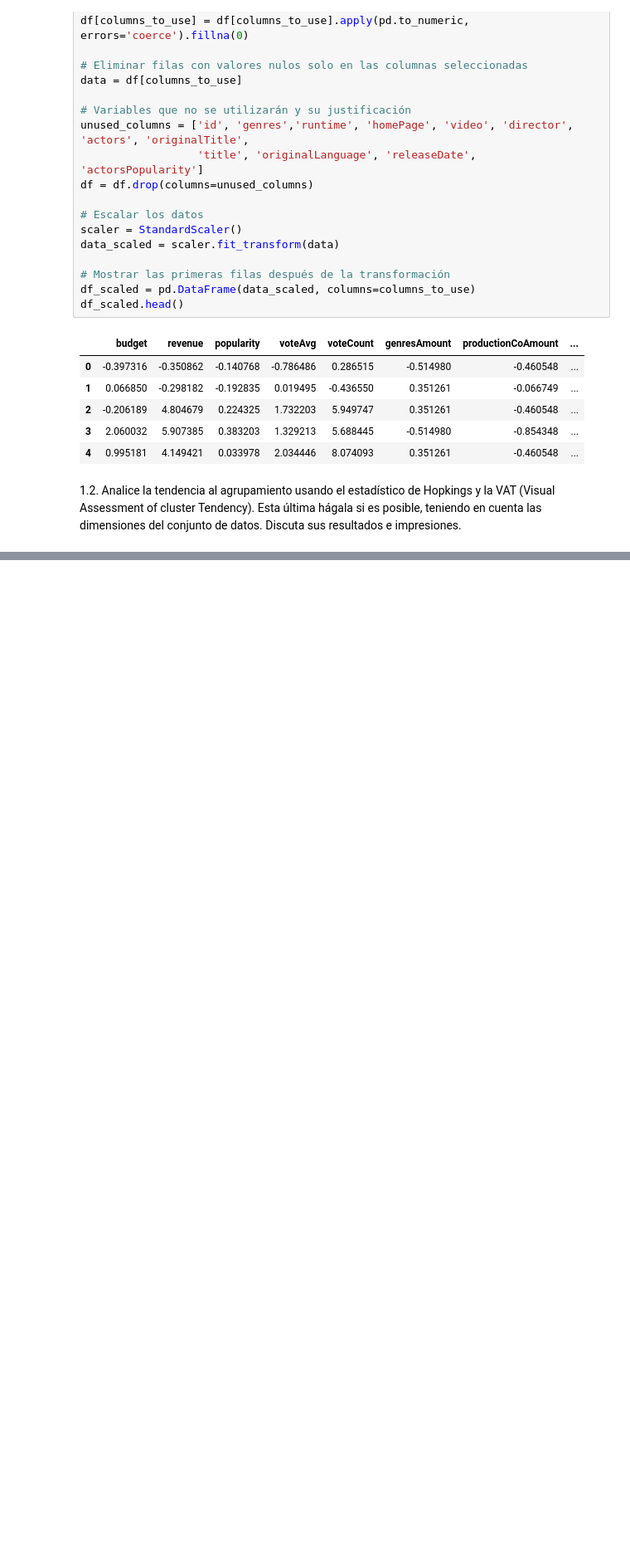
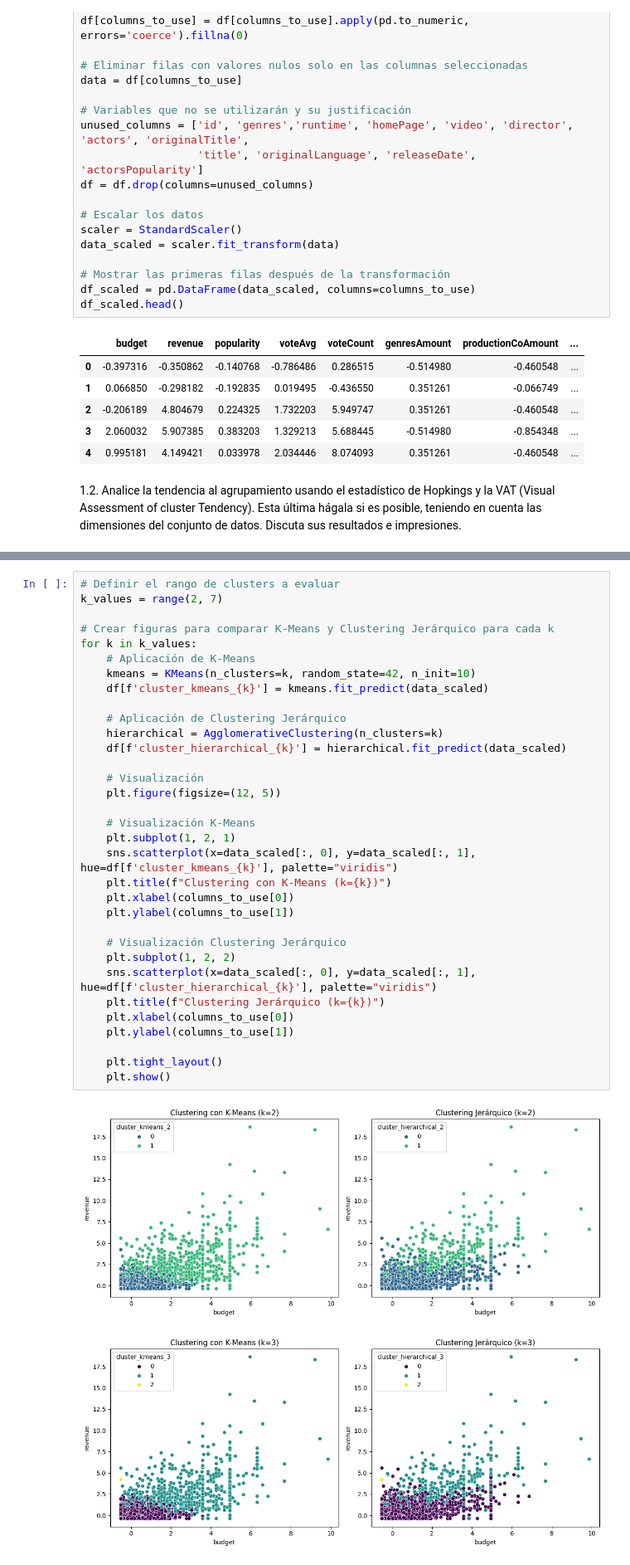
Before and after one commit to BiancaCalderon/Clustering, a Jupyter notebook: Clustering_PCA.ipynb, the cells around one changed output, grey strips where cells are left out. Shown at 83% size. Drawn from its saved outputs; the diff is of its cells as text; blank space fills up the shorter version.

```diff
--- a/Clustering_PCA.ipynb
+++ b/Clustering_PCA.ipynb
@@ -135,0 +168,36 @@ Estadística de Hopkins: 0.0110
+# %%
+# Definir el rango de clusters a evaluar
+k_values = range(2, 7)
+
+# Crear figuras para comparar K-Means y Clustering Jerárquico para cada k
+for k in k_values:
+    # Aplicación de K-Means
+    kmeans = KMeans(n_clusters=k, random_state=42, n_init=10)
+    df[f'cluster_kmeans_{k}'] = kmeans.fit_predict(data_scaled)
+
+    # Aplicación de Clustering Jerárquico
+    hierarchical = AgglomerativeClustering(n_clusters=k)
+    df[f'cluster_hierarchical_{k}'] = hierarchical.fit_predict(data_scaled)
+
+    # Visualización
+    plt.figure(figsize=(12, 5))
+
+    # Visualización K-Means
+    plt.subplot(1, 2, 1)
+    sns.scatterplot(x=data_scaled[:, 0], y=data_scaled[:, 1], hue=df[f'cluster_kmeans_{k}'], palette="viridis")
+    plt.title(f"Clustering con K-Means (k={k})")
+    plt.xlabel(columns_to_use[0])
+    plt.ylabel(columns_to_use[1])
+
+    # Visualización Clustering Jerárquico
+    plt.subplot(1, 2, 2)
+    sns.scatterplot(x=data_scaled[:, 0], y=data_scaled[:, 1], hue=df[f'cluster_hierarchical_{k}'], palette="viridis")
+    plt.title(f"Clustering Jerárquico (k={k})")
+    plt.xlabel(columns_to_use[0])
+    plt.ylabel(columns_to_use[1])
+
+    plt.tight_layout()
+    plt.show()
+# %% [output]
+[figure, added]
+[figure, added]
```
Also changed, not shown: parts of 14 cells of this notebook.
